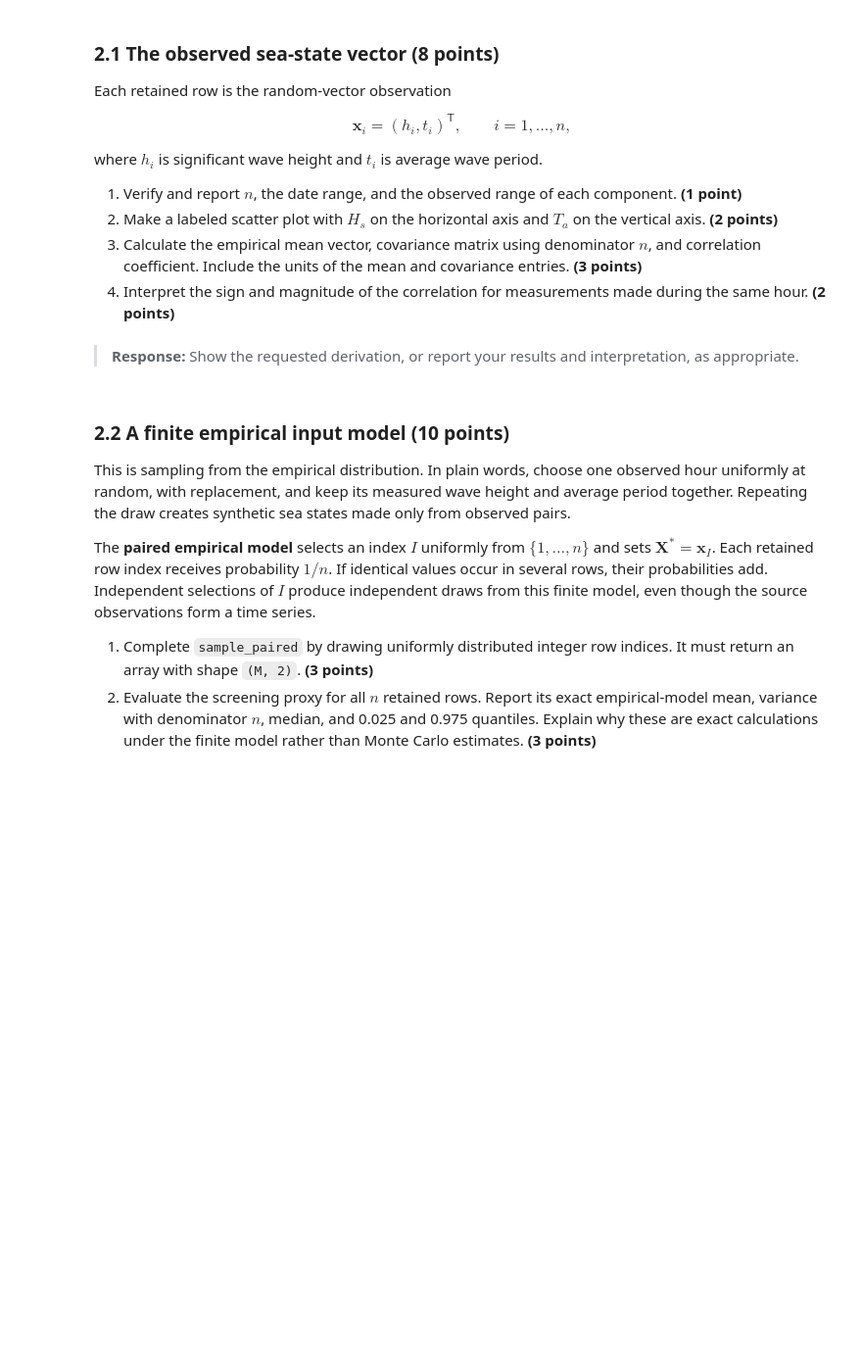
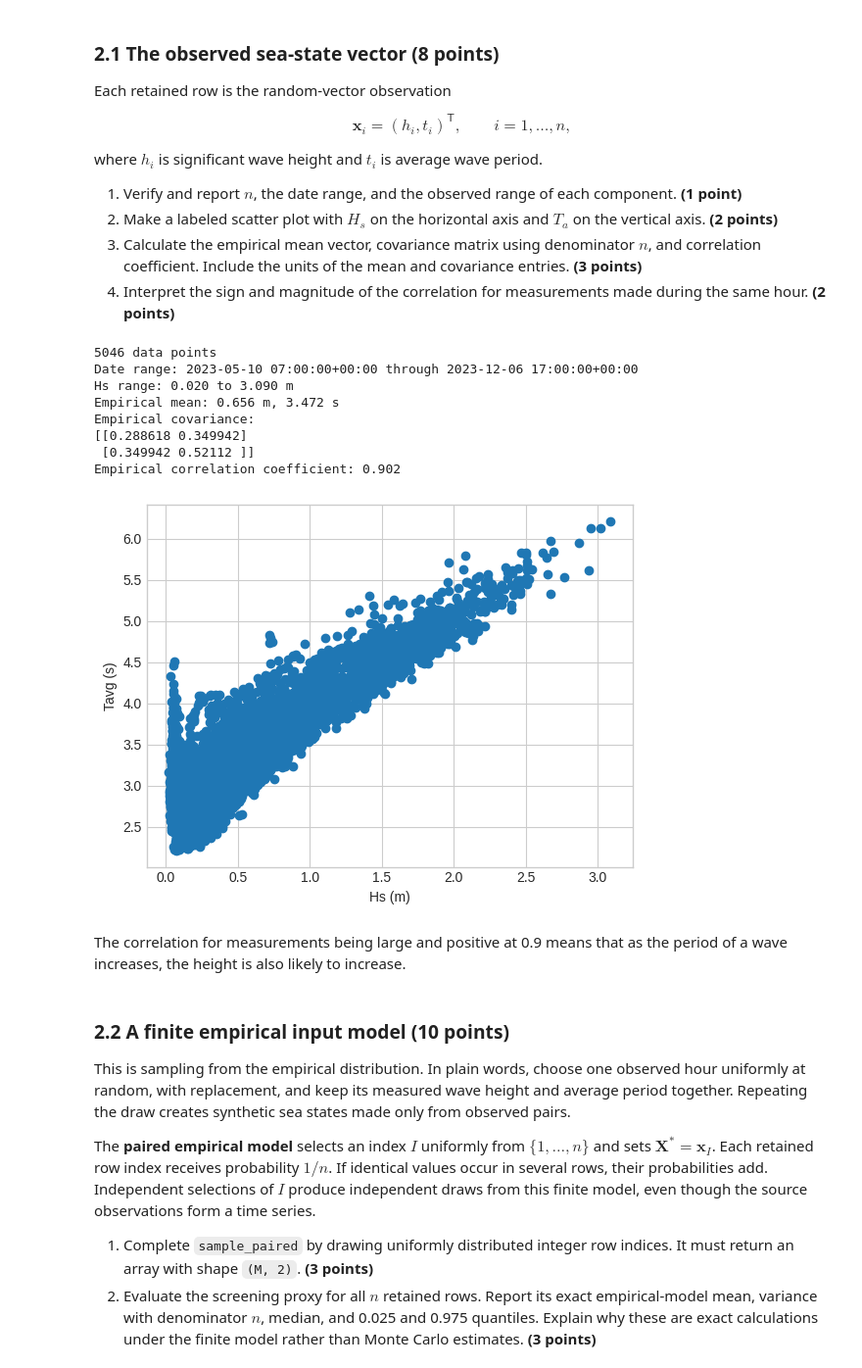
Before and after one commit to adamperkins-code/Machine_Learning, a Jupyter notebook: lecturebook/homework/homework-02.ipynb, the cells around one changed output. Shown at 98% size. Drawn from its saved outputs; the diff is of its cells as text; code cells hidden in the pictures; blank space fills up the shorter version.

```diff
--- a/lecturebook/homework/homework-02.ipynb
+++ b/lecturebook/homework/homework-02.ipynb
@@ -392,5 +389,34 @@ where $h_i$ is significant wave height and $t_i$ is average wave period.
-# %% [markdown]
-> **Response:** Show the requested derivation, or report your results and interpretation, as appropriate.
+# %%
+n = len(sea_states)
+print(f"{n} data points")
+print(f"Date range: {timestamps.iloc[0]} through {timestamps.iloc[-1]}")
+print(f"Hs range: {sea_states[:, 0].min():.3f} to {sea_states[:, 0].max():.3f} m")
+
+#scatterplot
+plt.figure()
+plt.scatter(sea_states[:,0],sea_states[:,1])
+plt.xlabel("Hs (m)")
+plt.ylabel("Tavg (s)")
+
+#calc emp. mean, covariance, corr, coeff
+mean = np.mean(sea_states, axis=0)
+cov = np.cov(sea_states, rowvar=False)
+corr = np.corrcoef(sea_states, rowvar=False)
+print(f"Empirical mean: {mean[0]:.3f} m, {mean[1]:.3f} s")
+print(f"Empirical covariance:\n{cov}")
+print(f"Empirical correlation coefficient: {corr[0,1]:.3f}")
+# %% [output]
+5046 data points
+Date range: 2023-05-10 07:00:00+00:00 through 2023-12-06 17:00:00+00:00
+Hs range: 0.020 to 3.090 m
+Empirical mean: 0.656 m, 3.472 s
+Empirical covariance:
+[[0.288618 0.349942]
+ [0.349942 0.52112 ]]
+Empirical correlation coefficient: 0.902
+[figure, added]
+# %% [markdown]
+The correlation for measurements being large and positive at 0.9 means that as the period of a wave increases, the height is also likely to increase.
 # %% [markdown]
 ### 2.2 A finite empirical input model (10 points)
 
```
Also changed, not shown: parts of 5 cells of this notebook.
